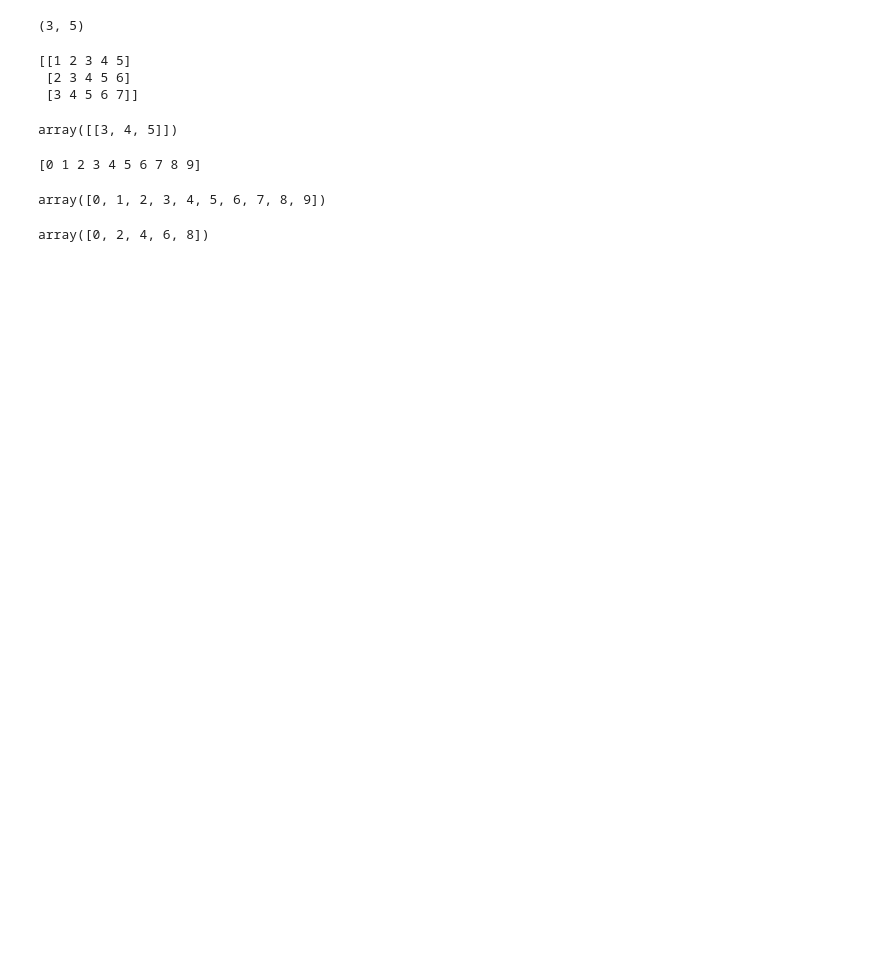
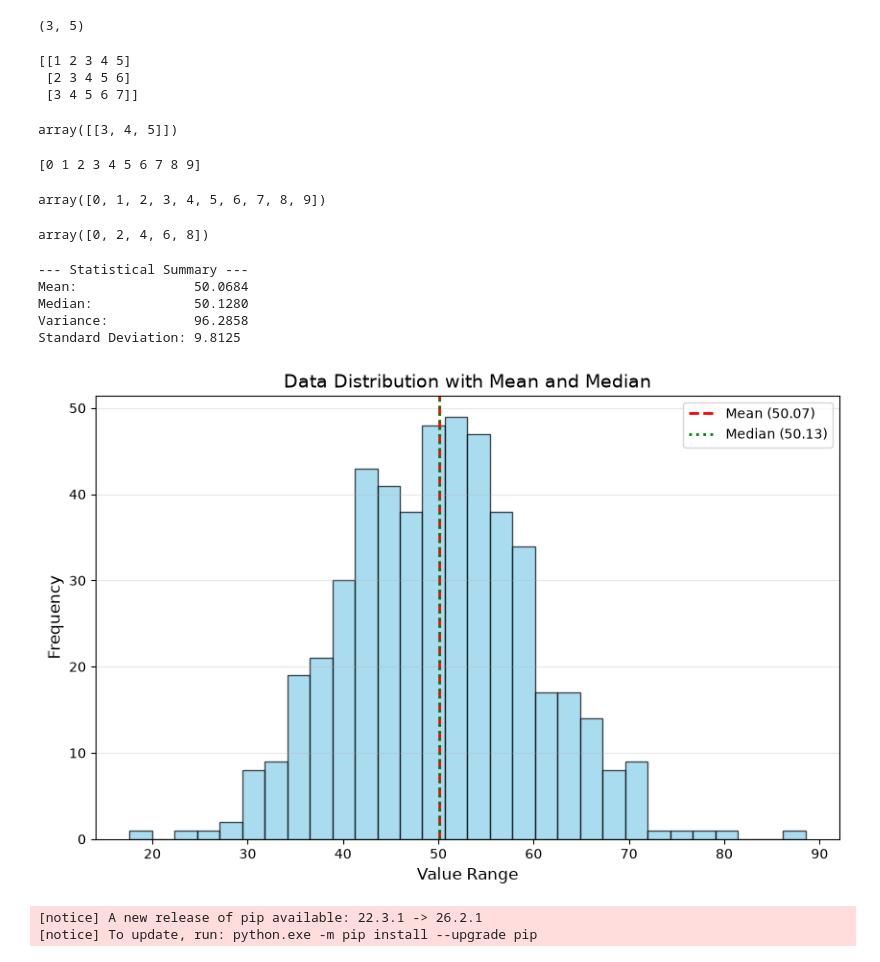
Before and after one commit to panditsumit8825/Machine-Learning, a Jupyter notebook: numpy.ipynb, the cells around one changed output. Drawn from its saved outputs; the diff is of its cells as text; code cells hidden in the pictures; blank space fills up the shorter version.

```diff
--- a/numpy.ipynb
+++ b/numpy.ipynb
@@ -77,0 +80,68 @@ array([0, 2, 4, 6, 8])
+# %%
+import matplotlib.pyplot as plt
+import numpy as np
+import pandas as pd
+
+# 1. Create a dummy dataset using NumPy
+# Generating 500 data points from a normal distribution
+np.random.seed(42)  # Setting seed for reproducibility
+data = np.random.normal(loc=50, scale=10, size=500)
+
+# 2. Convert the data into a Pandas DataFrame
+df = pd.DataFrame(data, columns=["Values"])
+
+# 3. Calculate statistical measures using Pandas and NumPy
+mean_val = df["Values"].mean()
+median_val = df["Values"].median()
+variance_val = df["Values"].var()  # Sample variance by default
+std_dev_val = df["Values"].std()  # Sample standard deviation by default
+
+# Print the calculated metrics
+print(f"--- Statistical Summary ---")
+print(f"Mean:               {mean_val:.4f}")
+print(f"Median:             {median_val:.4f}")
+print(f"Variance:           {variance_val:.4f}")
+print(f"Standard Deviation: {std_dev_val:.4f}")
+
+# 4. Plot the graph using Matplotlib
+plt.figure(figsize=(10, 6))
+
+# Plot a histogram of the data
+plt.hist(
+    df["Values"], bins=30, edgecolor="black", color="skyblue", alpha=0.7
+)
+
+# Add vertical lines to point out Mean and Median
+plt.axvline(
+    mean_val,
+    color="red",
+    linestyle="dashed",
+    linewidth=2,
+    label=f"Mean ({mean_val:.2f})",
+)
+plt.axvline(
+    median_val,
+    color="green",
+    linestyle="dotted",
+    linewidth=2,
+    label=f"Median ({median_val:.2f})",
+)
+
+# Customize the chart labels, titles, and legend
+plt.title("Data Distribution with Mean and Median", fontsize=14)
+plt.xlabel("Value Range", fontsize=12)
+plt.ylabel("Frequency", fontsize=12)
+plt.legend(loc="upper right")
+plt.grid(axis="y", alpha=0.3)
+
+# Display the plot
+plt.show()
+# %% [output]
+--- Statistical Summary ---
+Mean:               50.0684
+Median:             50.1280
+Variance:           96.2858
+Standard Deviation: 9.8125
+[figure, added]
+[notice] A new release of pip available: 22.3.1 -> 26.2.1
+[notice] To update, run: python.exe -m pip install --upgrade pip
```
Also changed, not shown: parts of 3 cells of this notebook.
